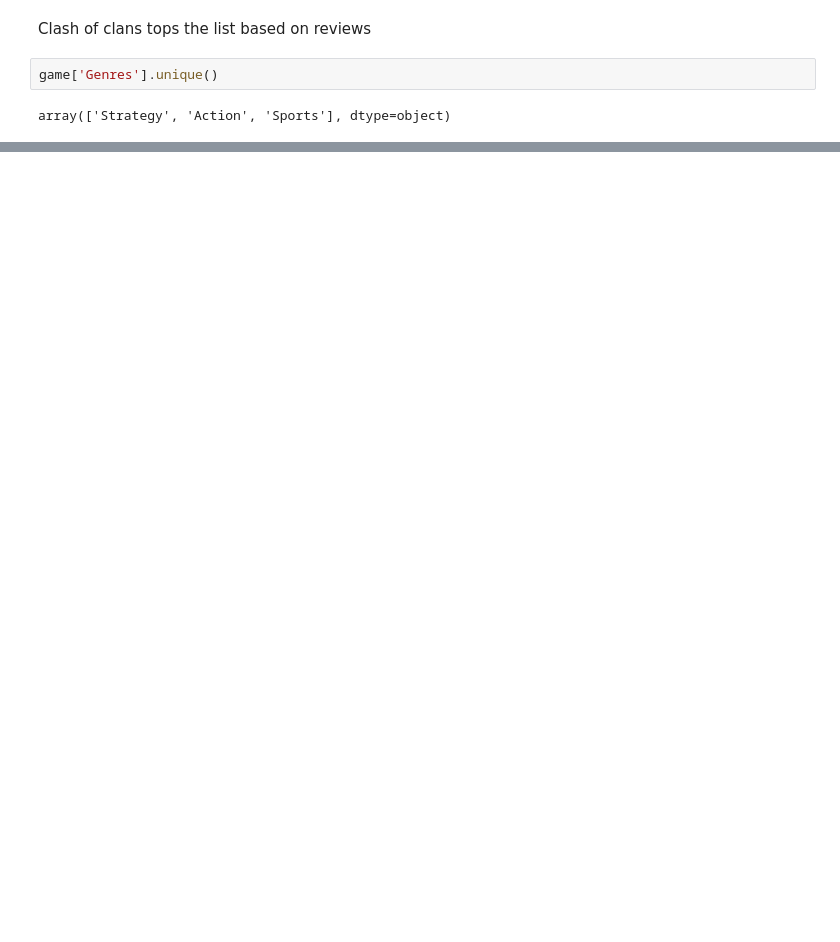
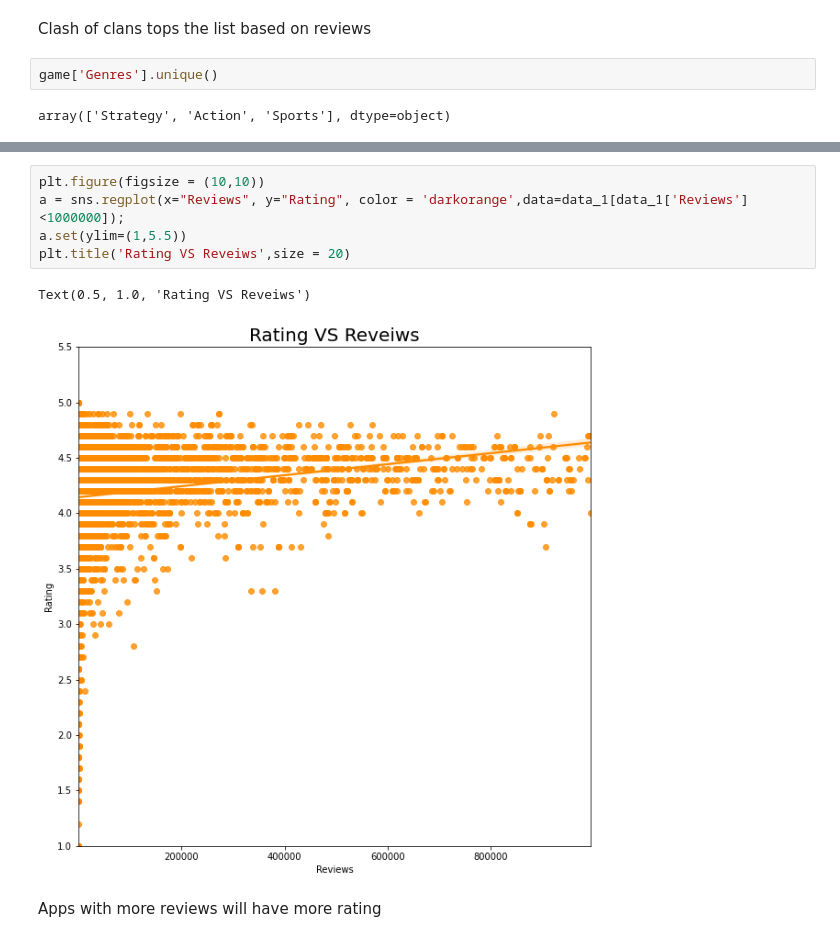
Before and after one commit to Shaheer-Imam/Data-Science, a Jupyter notebook: EDA/Google play apps EDA.ipynb, the cells around one changed output, grey strips where cells are left out. Drawn from its saved outputs; the diff is of its cells as text; blank space fills up the shorter version.

```diff
--- a/EDA/Google play apps EDA.ipynb
+++ b/EDA/Google play apps EDA.ipynb
@@ -303,0 +356,10 @@ g
+# %%
+plt.figure(figsize = (10,10))
+a = sns.regplot(x="Reviews", y="Rating", color = 'darkorange',data=data_1[data_1['Reviews']<1000000]);
+a.set(ylim=(1,5.5))
+plt.title('Rating VS Reveiws',size = 20)
+# %% [output]
+Text(0.5, 1.0, 'Rating VS Reveiws')
+[figure, added]
+# %% [markdown]
+Apps with more reviews will have more rating
```
Also changed, not shown: parts of 17 cells of this notebook.
